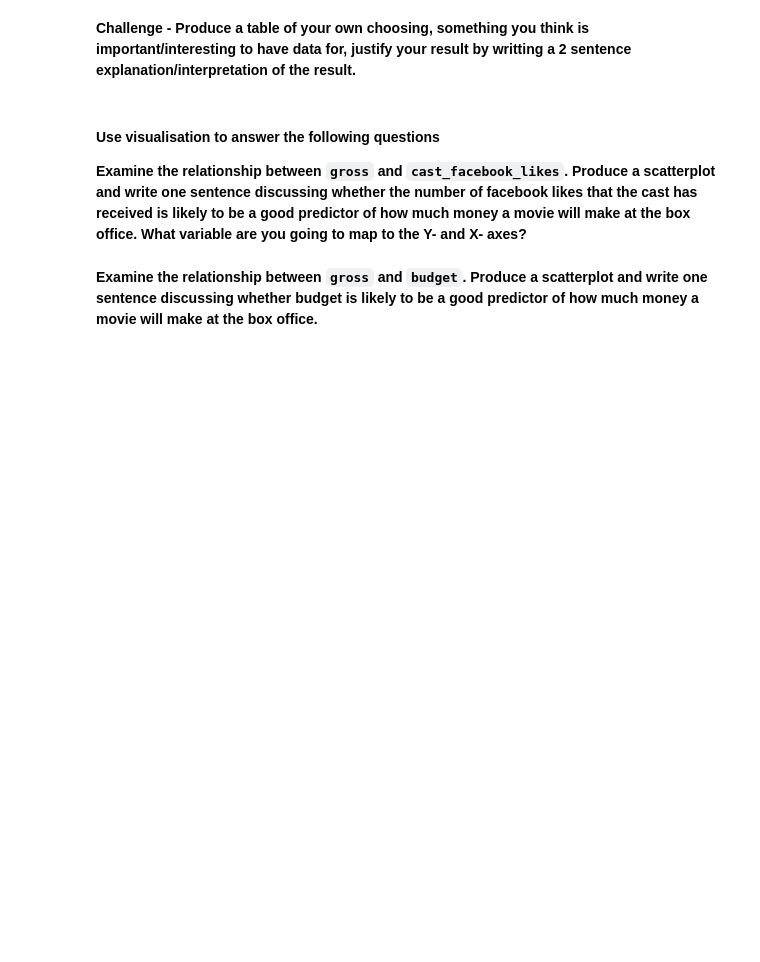
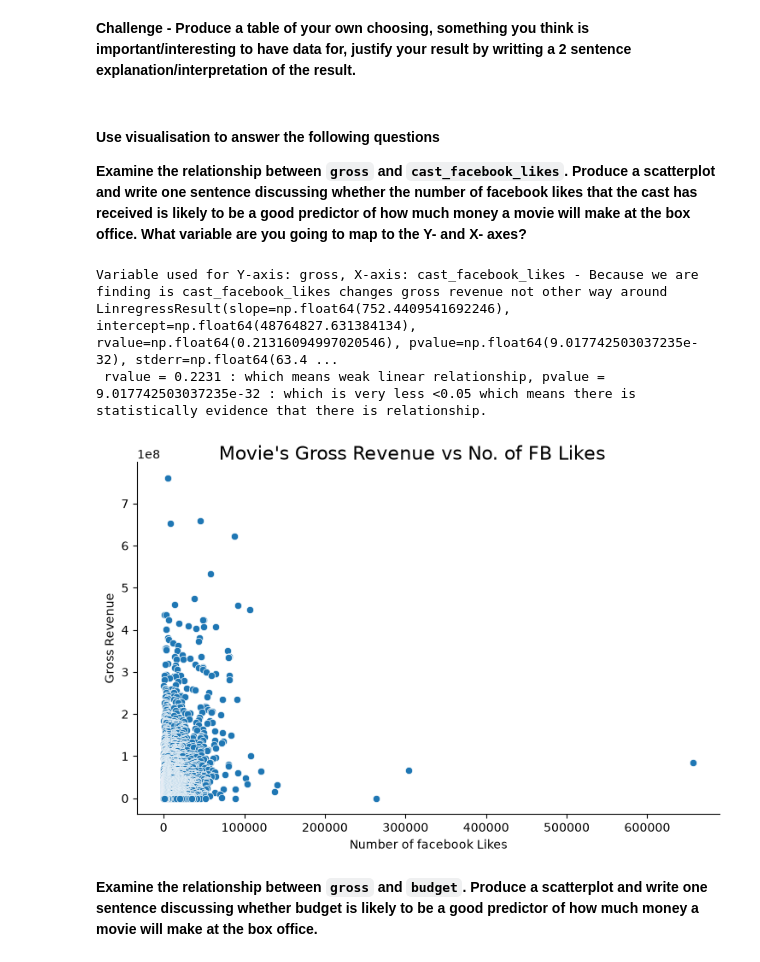
Before and after one commit to vidhyamini/Analytics-coding-Python, a Jupyter notebook: Session_2/Homework.ipynb, the cells around one changed output. Drawn from its saved outputs; the diff is of its cells as text; code cells hidden in the pictures; blank space fills up the shorter version.

```diff
--- a/Session_2/Homework.ipynb
+++ b/Session_2/Homework.ipynb
@@ -197,5 +198,27 @@ sns.kdeplot(data = movies, x = 'rating',hue='genre',common_norm=False,warn_singu
 #### Use visualisation to answer the following questions
 
 **Examine the relationship between `gross` and `cast_facebook_likes`. Produce a scatterplot and write one sentence discussing whether the number of facebook likes that the cast has received is likely to be a good predictor of how much money a movie will make at the box office. What variable are you going to map to the Y- and X- axes?**
+# %%
+movies.head()
+movie_success_metric = sns.relplot(
+    data=movies,
+    x= 'cast_facebook_likes',
+    y='gross',
+    kind='scatter',
+    height=5,
+    aspect=1.5
+)
+movie_success_metric.set_axis_labels("Number of facebook Likes","Gross Revenue")
+movie_success_metric.figure.suptitle("Movie's Gross Revenue vs No. of FB Likes", fontsize=16)
+print("Variable used for Y-axis: gross, X-axis: cast_facebook_likes - Because we are finding is cast_facebook_likes changes gross revenue not other way around")
+
+linear_regression = linregress(movies['cast_facebook_likes'],movies['gross'])
+print(linear_regression)
+print(" rvalue = 0.2231 : which means weak linear relationship, pvalue = 9.017742503037235e-32 : which is very less <0.05 which means there is statistically evidence that there is relationship.")
+# %% [output]
+Variable used for Y-axis: gross, X-axis: cast_facebook_likes - Because we are finding is cast_facebook_likes changes gross revenue not other way around
+LinregressResult(slope=np.float64(752.4409541692246), intercept=np.float64(48764827.631384134), rvalue=np.float64(0.21316094997020546), pvalue=np.float64(9.017742503037235e-32), stderr=np.float64(63.4 ...
+ rvalue = 0.2231 : which means weak linear relationship, pvalue = 9.017742503037235e-32 : which is very less <0.05 which means there is statistically evidence that there is relationship.
+[figure, added]
 # %% [markdown]
 **Examine the relationship between `gross` and `budget`. Produce a scatterplot and write one sentence discussing whether budget is likely to be a good predictor of how much money a movie will make at the box office.**
```
Also changed, not shown: parts of 3 cells of this notebook.
